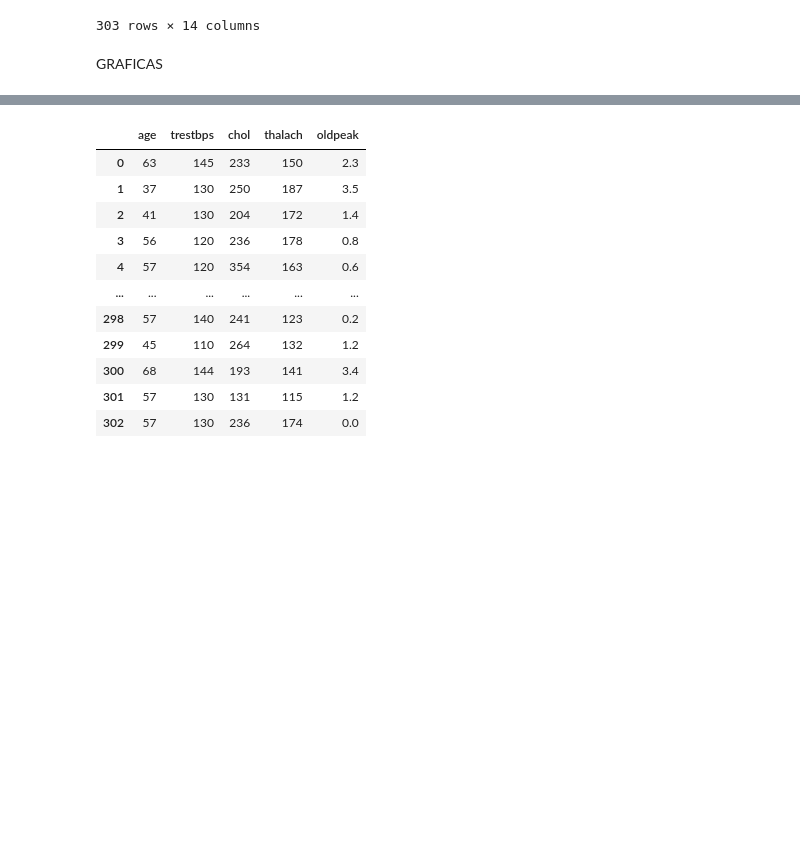
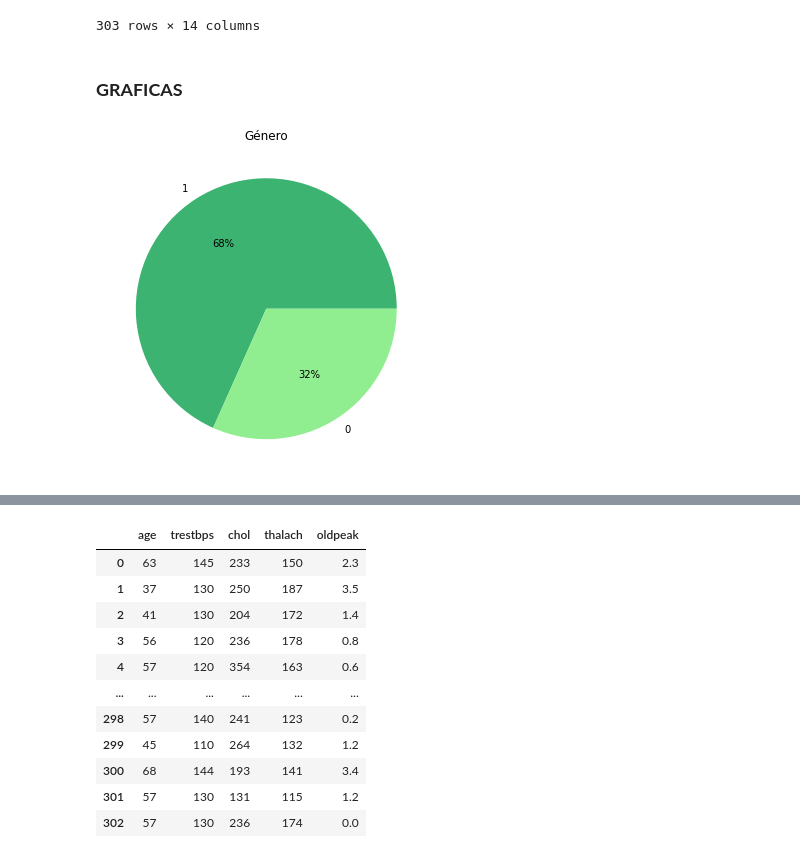
Before and after one commit to anamunoz01/PROYECTO-INTEGRADOR-III, a Jupyter notebook: ValidacionCruzada.ipynb, the cells around one changed output, grey strips where cells are left out. Drawn from its saved outputs; the diff is of its cells as text; code cells hidden in the pictures; blank space fills up the shorter version.

```diff
--- a/ValidacionCruzada.ipynb
+++ b/ValidacionCruzada.ipynb
@@ -66,8 +66,18 @@ df
 | 301 | 57 | 1 | 0 | 130 | 131 | 0 | 1 | 115 | 1 | 1.2 | 1 | ... |
 | 302 | 57 | 0 | 1 | 130 | 236 | 0 | 0 | 174 | 0 | 0.0 | 1 | ... |
 303 rows × 14 columns
-# %% [markdown]
-GRAFICAS
+# %% [markdown]
+### **GRAFICAS**
 # %%
 import matplotlib.pyplot as plt
 %matplotlib inline
+# %%
+x = df['sex'].value_counts()
+grupos = pd.unique(df['sex'])
+
+fig = plt.figure(figsize =(6, 6))
+plt.pie(x, labels = grupos, colors = ['mediumseagreen', 'lightgreen'], autopct='%1.0f%%')
+plt.title('Género')
+plt.show()
+# %% [output]
+[figure, added]
```
Also changed, not shown: parts of 24 cells of this notebook.
